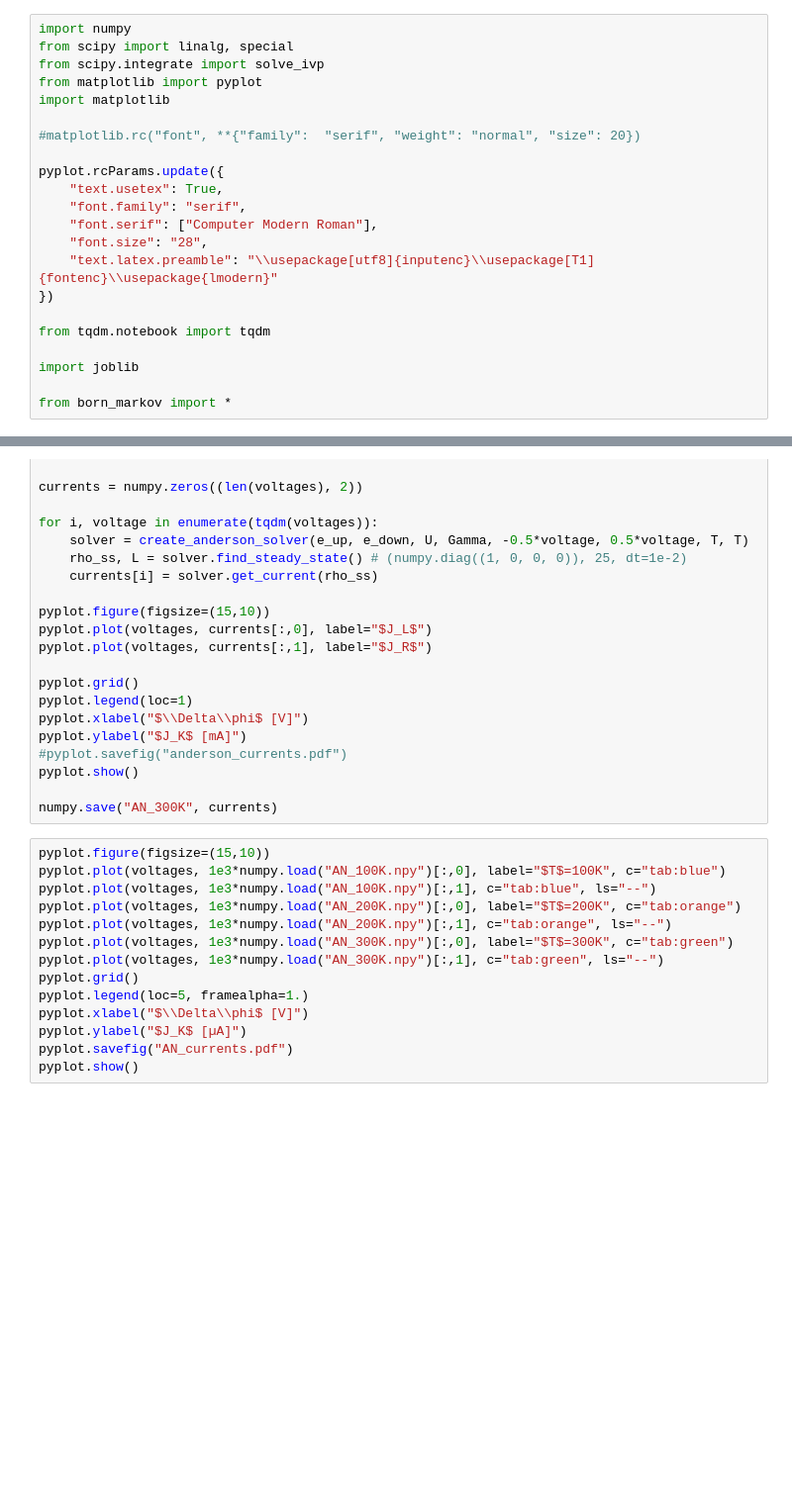
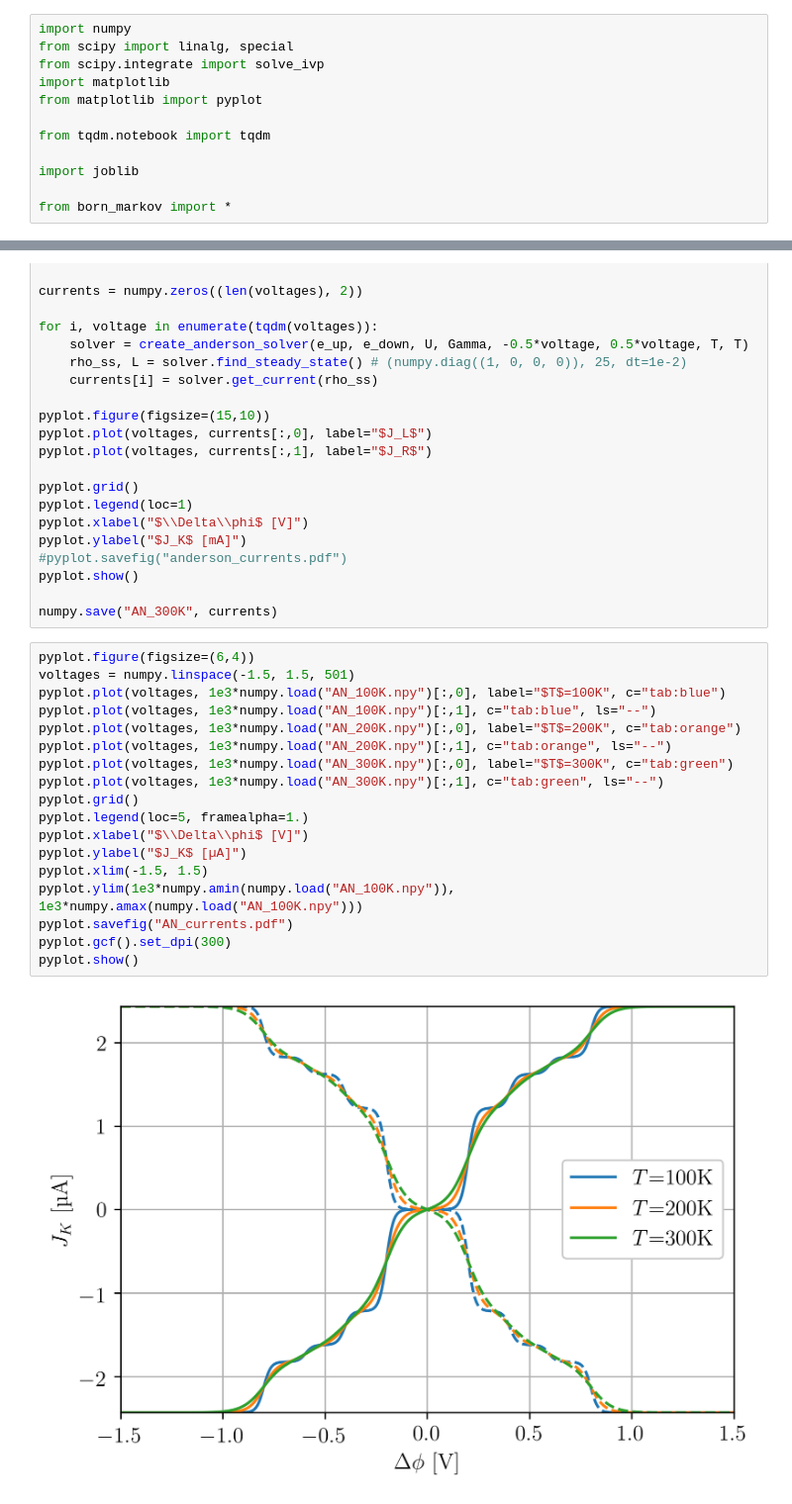
Before and after one commit to robingrether/Born-Markov, a Jupyter notebook: Anderson.ipynb, the cells around one changed output, grey strips where cells are left out. Shown at 99% size. Drawn from its saved outputs; the diff is of its cells as text; blank space fills up the shorter version.

Commit message:
Improve plotting style

```diff
--- a/Anderson.ipynb
+++ b/Anderson.ipynb
@@ -2,18 +2,8 @@
 import numpy
 from scipy import linalg, special
 from scipy.integrate import solve_ivp
+import matplotlib
 from matplotlib import pyplot
-import matplotlib
-
-#matplotlib.rc("font", **{"family":  "serif", "weight": "normal", "size": 20})
-
-pyplot.rcParams.update({
-    "text.usetex": True,
-    "font.family": "serif",
-    "font.serif": ["Computer Modern Roman"],
-    "font.size": "28",
-    "text.latex.preamble": "\\usepackage[utf8]{inputenc}\\usepackage[T1]{fontenc}\\usepackage{lmodern}"
-})
 
 from tqdm.notebook import tqdm
 
@@ -48,16 +38,22 @@ pyplot.show()
 
 numpy.save("AN_300K", currents)
 # %%
-pyplot.figure(figsize=(15,10))
+pyplot.figure(figsize=(6,4))
+voltages = numpy.linspace(-1.5, 1.5, 501)
 pyplot.plot(voltages, 1e3*numpy.load("AN_100K.npy")[:,0], label="$T$=100K", c="tab:blue")
 pyplot.plot(voltages, 1e3*numpy.load("AN_100K.npy")[:,1], c="tab:blue", ls="--")
 pyplot.plot(voltages, 1e3*numpy.load("AN_200K.npy")[:,0], label="$T$=200K", c="tab:orange")
 pyplot.plot(voltages, 1e3*numpy.load("AN_200K.npy")[:,1], c="tab:orange", ls="--")
 pyplot.plot(voltages, 1e3*numpy.load("AN_300K.npy")[:,0], label="$T$=300K", c="tab:green")
 pyplot.plot(voltages, 1e3*numpy.load("AN_300K.npy")[:,1], c="tab:green", ls="--")
 pyplot.grid()
 pyplot.legend(loc=5, framealpha=1.)
 pyplot.xlabel("$\\Delta\\phi$ [V]")
 pyplot.ylabel("$J_K$ [µA]")
+pyplot.xlim(-1.5, 1.5)
+pyplot.ylim(1e3*numpy.amin(numpy.load("AN_100K.npy")), 1e3*numpy.amax(numpy.load("AN_100K.npy")))
 pyplot.savefig("AN_currents.pdf")
+pyplot.gcf().set_dpi(300)
 pyplot.show()
+# %% [output]
+[figure, added]
```
Also changed, not shown: 4 other files.
